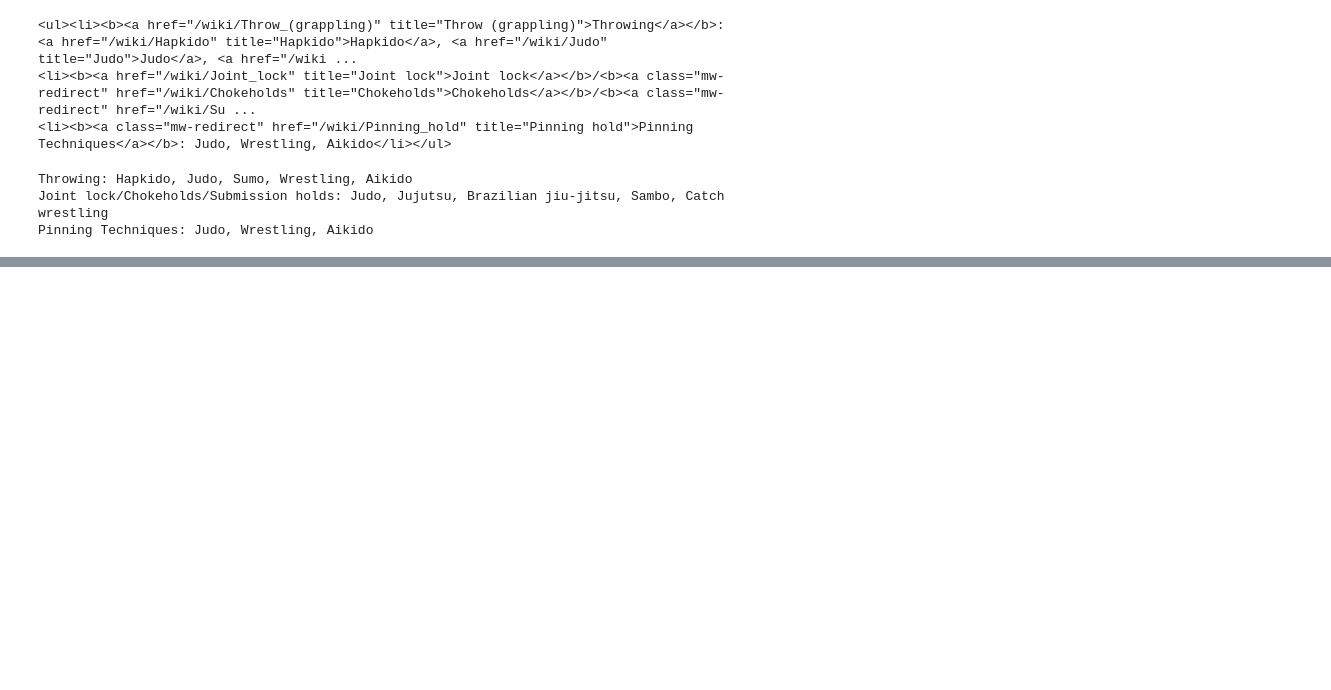
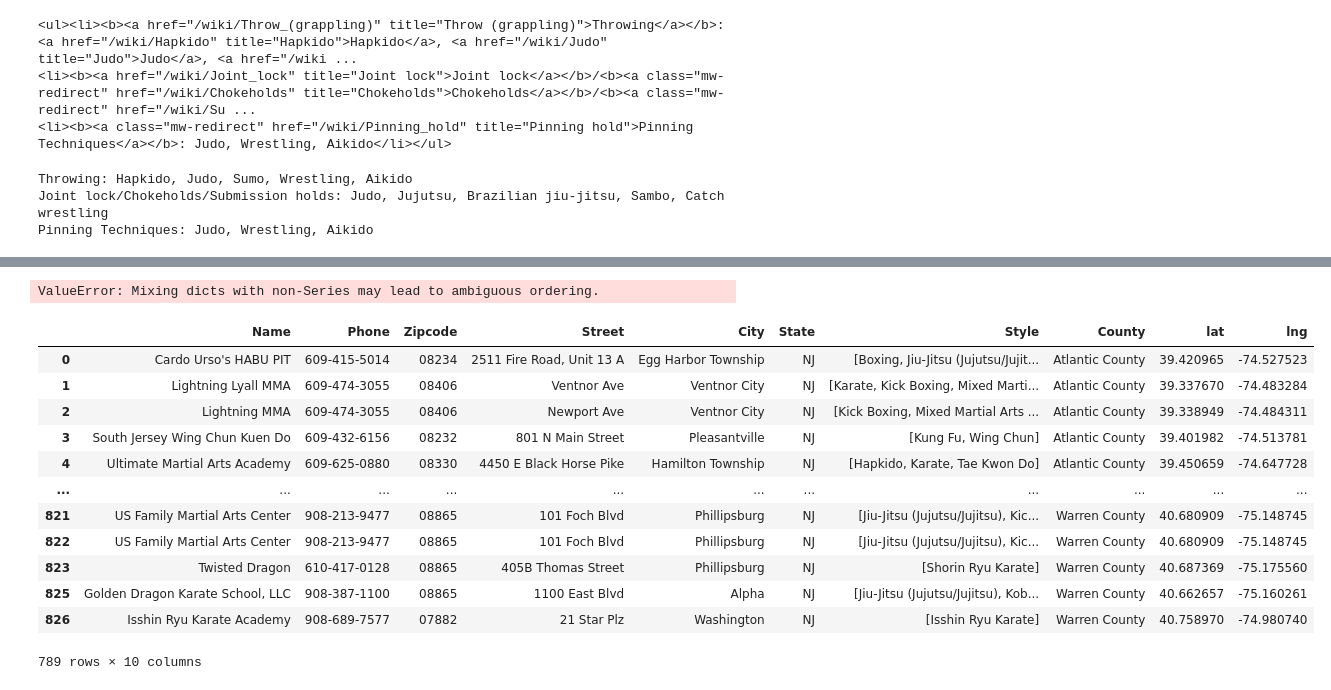
Before and after one commit to kplam624/Dojo-Finder, a Jupyter notebook: SB_data_scrap.ipynb, the cells around one changed output, grey strips where cells are left out. Cells and saved outputs as stored; diff of their text form; code cells hidden in the pictures; blank space fills up the shorter version.

```diff
--- a/SB_data_scrap.ipynb
+++ b/SB_data_scrap.ipynb
@@ -147,0 +136,13 @@ ValueError: Expected object or value
+# %%
+import json
+
+with open(r'C:\Users\Buddy\Desktop\temp\Test_data\final_dojo.json') as project_file:
+    data = json.load(project_file)
+
+#file =
+
+
+df = pd.json_normalize(data)
+df
+df2 = pd.read_json('C:\Users\Buddy\Desktop\temp\Test_data\final_dojo.json', orient = 'table')
+df2
@@ -147,0 +151,37 @@ ValueError: Expected object or value
+# %%
+import pandas as pd
+
+df = pd.read_json(r'C:\Users\Buddy\Desktop\temp\Test_data\final_dojo.json')
+
+print(df.to_string())
+# %% [output]
+ValueError: Mixing dicts with non-Series may lead to ambiguous ordering.
+# %%
+import json
+
+with open(r'C:\Users\Buddy\Desktop\temp\Test_data\final_dojo.json') as project_file:
+    data = json.load(project_file)
+
+#file =
+
+
+df = pd.json_normalize(data)
+df
+
+df2 = pd.read_json(r'C:\Users\Buddy\Desktop\temp\Test_data\final_dojo.json', orient = 'table')
+df2.head(25)
+df2
+# %% [output]
+|  | Name | Phone | Zipcode | Street | City | State | Style | County | lat | lng |
+| 0 | Cardo Urso's HABU PIT | 609-415-5014 | 08234 | 2511 Fire Road, Unit 13 A | Egg Harbor Township | NJ | [Boxing, Jiu-Jitsu (Jujutsu/Jujit... | Atlantic County | 39.420965 | -74.527523 |
+| 1 | Lightning Lyall MMA | 609-474-3055 | 08406 | Ventnor Ave | Ventnor City | NJ | [Karate, Kick Boxing, Mixed Marti... | Atlantic County | 39.337670 | -74.483284 |
+| 2 | Lightning MMA | 609-474-3055 | 08406 | Newport Ave | Ventnor City | NJ | [Kick Boxing, Mixed Martial Arts ... | Atlantic County | 39.338949 | -74.484311 |
+| 3 | South Jersey Wing Chun Kuen Do | 609-432-6156 | 08232 | 801 N Main Street | Pleasantville | NJ | [Kung Fu, Wing Chun] | Atlantic County | 39.401982 | -74.513781 |
+| 4 | Ultimate Martial Arts Academy | 609-625-0880 | 08330 | 4450 E Black Horse Pike | Hamilton Township | NJ | [Hapkido, Karate, Tae Kwon Do] | Atlantic County | 39.450659 | -74.647728 |
+| ... | ... | ... | ... | ... | ... | ... | ... | ... | ... | ... |
+| 821 | US Family Martial Arts Center | 908-213-9477 | 08865 | 101 Foch Blvd | Phillipsburg | NJ | [Jiu-Jitsu (Jujutsu/Jujitsu), Kic... | Warren County | 40.680909 | -75.148745 |
+| 822 | US Family Martial Arts Center | 908-213-9477 | 08865 | 101 Foch Blvd | Phillipsburg | NJ | [Jiu-Jitsu (Jujutsu/Jujitsu), Kic... | Warren County | 40.680909 | -75.148745 |
+| 823 | Twisted Dragon | 610-417-0128 | 08865 | 405B Thomas Street | Phillipsburg | NJ | [Shorin Ryu Karate] | Warren County | 40.687369 | -75.175560 |
+| 825 | Golden Dragon Karate School, LLC | 908-387-1100 | 08865 | 1100 East Blvd | Alpha | NJ | [Jiu-Jitsu (Jujutsu/Jujitsu), Kob... | Warren County | 40.662657 | -75.160261 |
+| 826 | Isshin Ryu Karate Academy | 908-689-7577 | 07882 | 21 Star Plz | Washington | NJ | [Isshin Ryu Karate] | Warren County | 40.758970 | -74.980740 |
+789 rows × 10 columns
```
Also changed, not shown: parts of 3 cells of this notebook, 1 other file.
